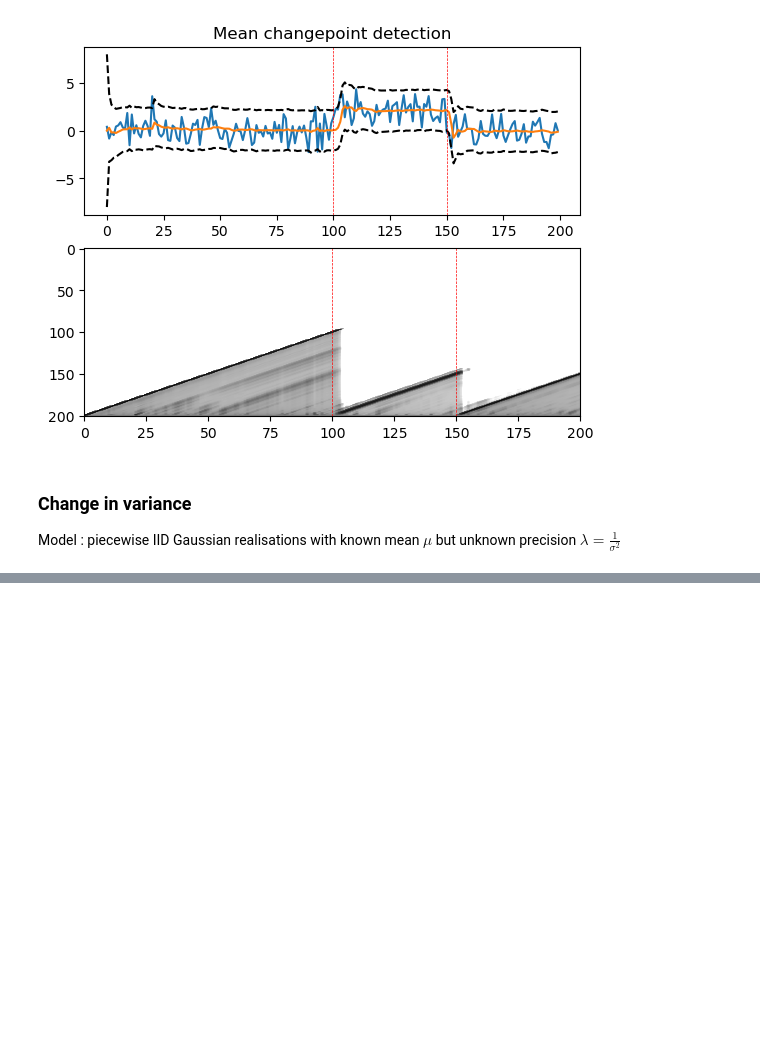
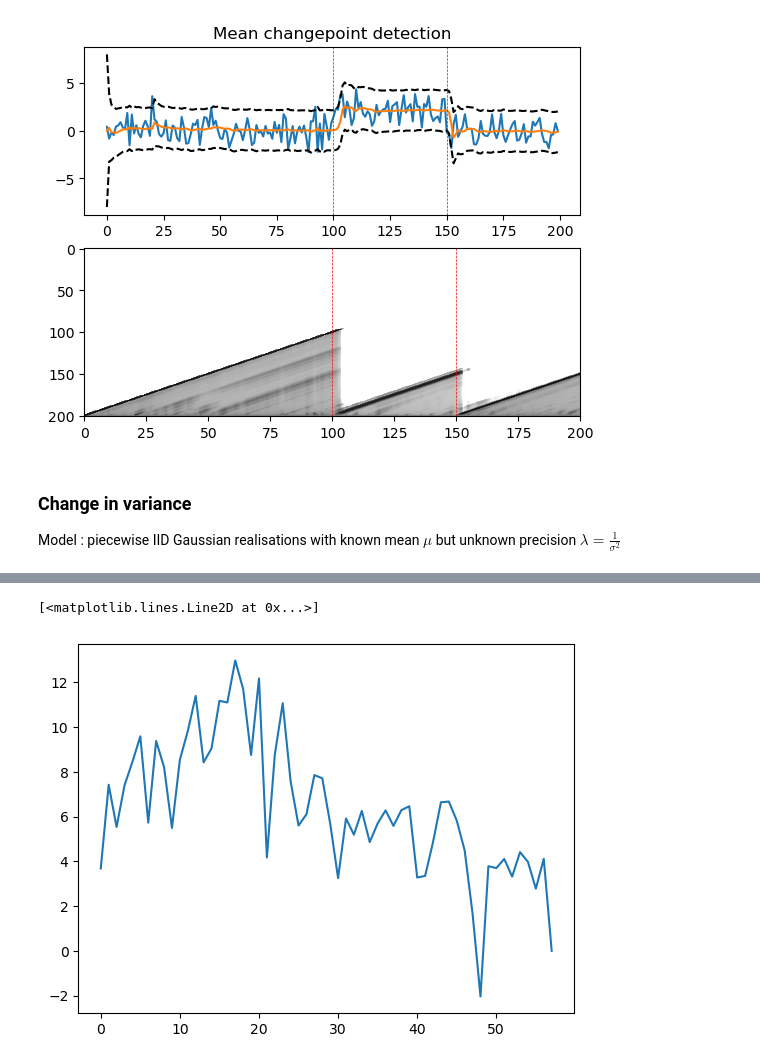
Before and after one commit to EtienneCap/ChangepointDetection, a Jupyter notebook: Bayesian online changepoint detection.ipynb, the cells around one changed output, grey strips where cells are left out. Saved outputs shown, nothing was run; the diff lists cells and outputs as text; code cells hidden in the pictures; blank space fills up the shorter version.

```diff
--- a/Bayesian online changepoint detection.ipynb
+++ b/Bayesian online changepoint detection.ipynb
@@ -210,0 +215,16 @@ ax[1].margins(0)
+# %%
+data = pd.read_csv("./Datasets/gdp.csv")
+country_gdp = data.loc[data["Country Code"] == "USA"].melt(id_vars="Country Name", value_vars = [str(i) for i in range(1960, 2019)], var_name = "Year", value_name="GDP")
+country_gdp.plot(x = "Year", y = "GDP")
+# %%
+country_gdp["Growth"] = country_gdp["GDP"].pct_change()
+country_gdp.plot(x= "Year", y = "Growth")
+# %%
+import ruptures as rpt
+
+growth_data = np.array(country_gdp['Growth'])[1:]*100
+
+plt.plot(growth_data)
+# %% [output]
+[<matplotlib.lines.Line2D at 0x...>]
+[figure, added]
```
Also changed, not shown: parts of 5 cells of this notebook, 2 other files.
